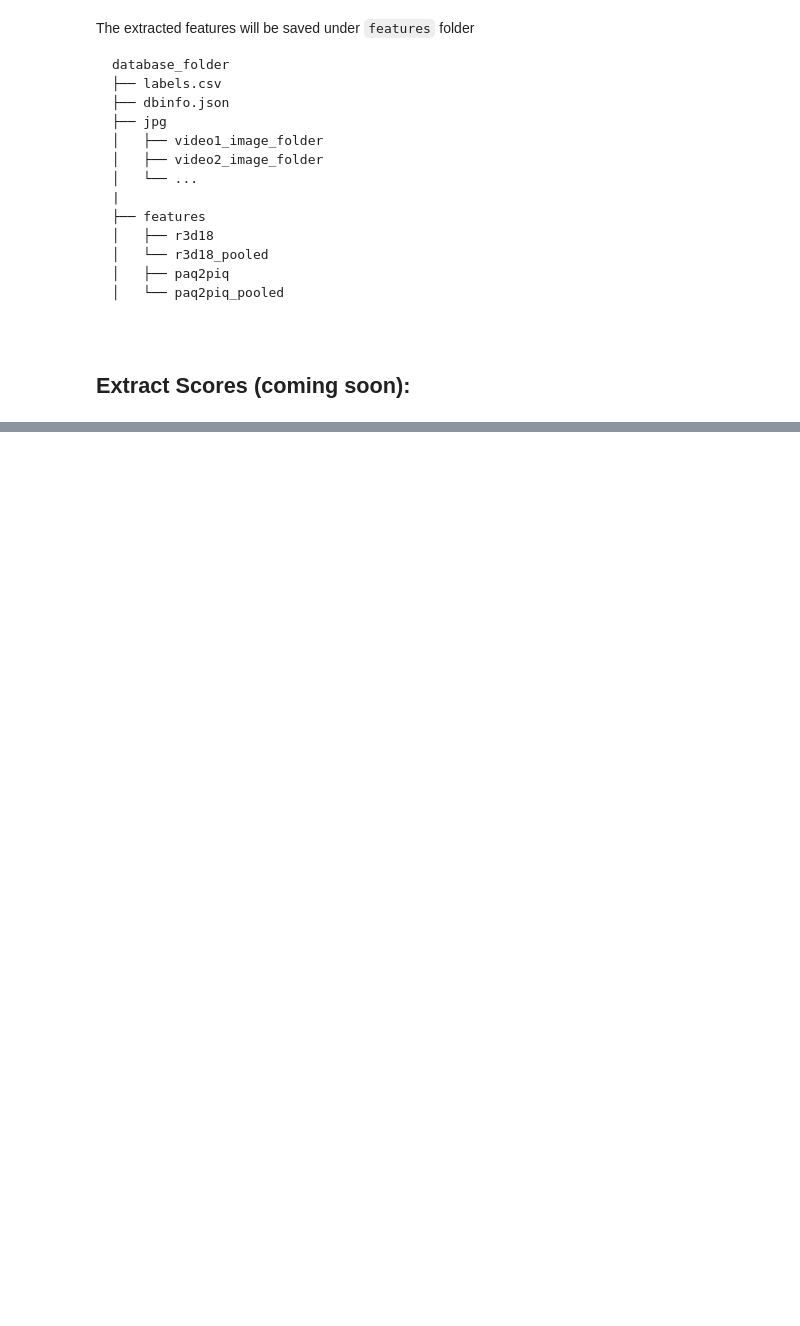
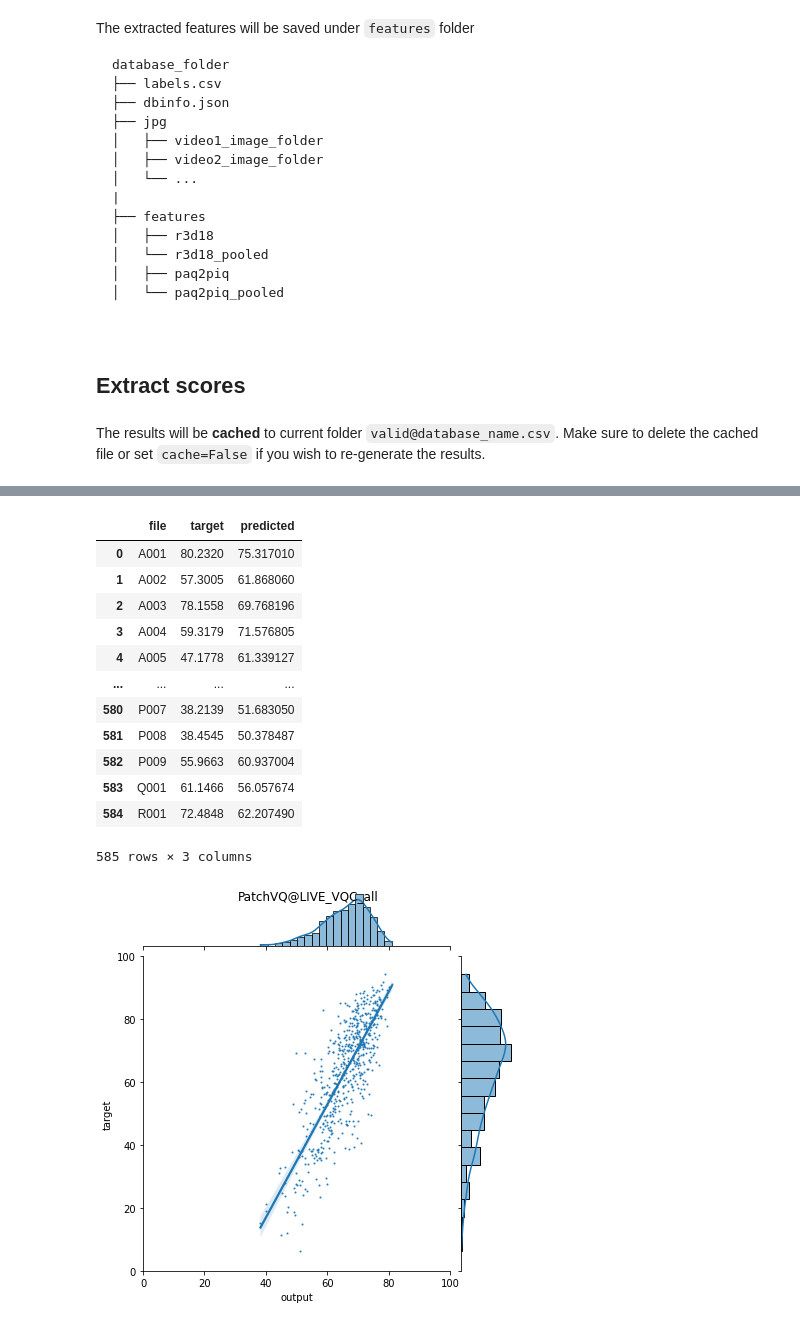
Before and after one commit to baidut/fastiqa, a Jupyter notebook: demo_patchvq.ipynb, the cells around one changed output, grey strips where cells are left out. Cells and saved outputs as stored; diff of their text form; code cells hidden in the pictures; blank space fills up the shorter version.

Commit message:
update demo_patchvq

````diff
--- a/demo_patchvq.ipynb
+++ b/demo_patchvq.ipynb
@@ -82,4 +98,22 @@ database_folder
 
 ```
 # %% [markdown]
-## Extract Scores (coming soon):
+## Extract scores
+# %% [markdown]
+The results will be **cached** to current folder `valid@database_name.csv`.
+Make sure to delete the cached file or set `cache=False` if you wish to re-generate the results.
+# %%
+from fastiqa.patchvq.all import *
+from fastiqa.learn import TestLearner, IqaLearner
+
+LIVE_VQC = load_dbinfo('/home/zq/FB8T/db/LIVE_VQC/dbinfo.json')
+test_set = All(LIVE_VQC) # otherwise only the validation portion will be evaluated
+
+model = PatchVQ()
+model.eval()
+
+learn = TestLearner(model=model)
+output, target = learn.get_np_preds(test_set, cache=True, jointplot=True)
+filenames = pd.read_csv('/home/zq/FB8T/db/LIVE_VQC/labels.csv')['name'].tolist()
+pd.DataFrame({'file': filenames, 'target': target, 'predicted': output})
+# %% [output]
@@ -85,0 +121,14 @@ database_folder
+|  | file | target | predicted |
+| 0 | A001 | 80.2320 | 75.317010 |
+| 1 | A002 | 57.3005 | 61.868060 |
+| 2 | A003 | 78.1558 | 69.768196 |
+| 3 | A004 | 59.3179 | 71.576805 |
+| 4 | A005 | 47.1778 | 61.339127 |
+| ... | ... | ... | ... |
+| 580 | P007 | 38.2139 | 51.683050 |
+| 581 | P008 | 38.4545 | 50.378487 |
+| 582 | P009 | 55.9663 | 60.937004 |
+| 583 | Q001 | 61.1466 | 56.057674 |
+| 584 | R001 | 72.4848 | 62.207490 |
+585 rows × 3 columns
+[figure, added]
````
Also changed, not shown: parts of 6 cells of this notebook, 4 other files.
